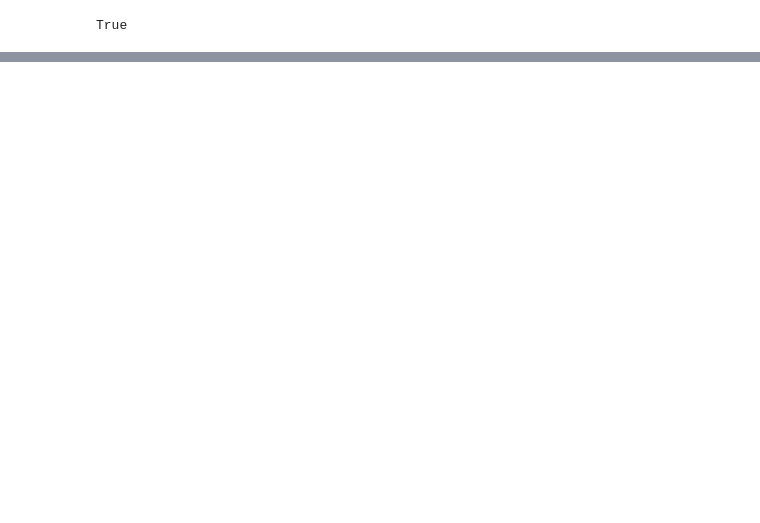
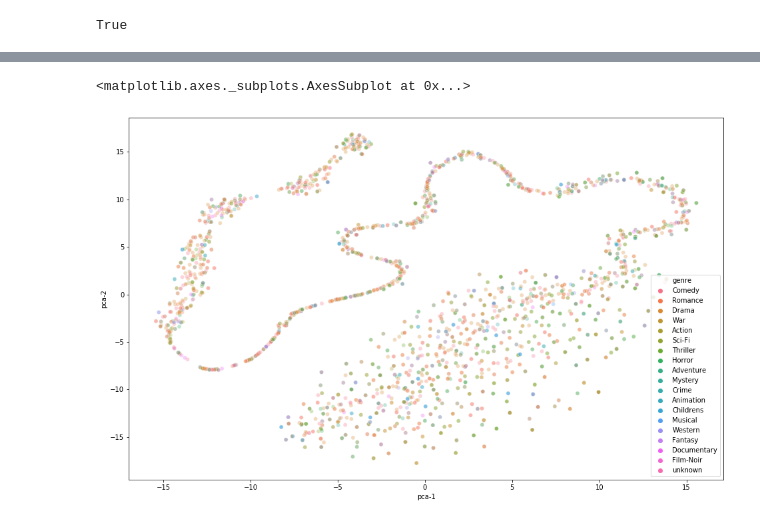
Before and after one commit to catwhiskers/recommender, a Jupyter notebook: algorithms/03-Smore-IMDB-UI.ipynb, the cells around one changed output, grey strips where cells are left out. Cells and saved outputs as stored; diff of their text form; code cells hidden in the pictures; blank space fills up the shorter version.

```diff
--- a/algorithms/03-Smore-IMDB-UI.ipynb
+++ b/algorithms/03-Smore-IMDB-UI.ipynb
@@ -407,0 +488,27 @@ print(len(rcmded))
+# %%
+import matplotlib.pyplot as plt
+import seaborn as sns
+from sklearn.decomposition import PCA
+from sklearn.manifold import TSNE
+
+vectors_to_visualize = np.asarray(vectors_to_visualize)
+pca = TSNE(n_components=2, verbose=0, perplexity=40, n_iter=300)
+pca_result = pca.fit_transform(vectors_to_visualize)
+d = {}
+d['pca-1'] = pca_result[:,0]
+d['pca-2'] = pca_result[:,1]
+d['genre'] = genre_labels
+
+df = pd.DataFrame(data=d)
+
+plt.figure(figsize=(16,10))
+sns.scatterplot(
+    x="pca-1", y="pca-2",
+    hue="genre",
+    data=df,
+    legend="full",
+    alpha=0.3
+)
+# %% [output]
+<matplotlib.axes._subplots.AxesSubplot at 0x...>
+[figure, added]
```
Also changed, not shown: parts of 23 cells of this notebook, 8 other files.
